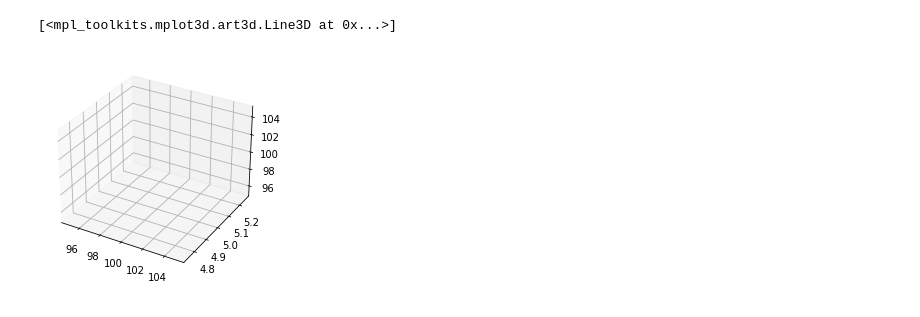
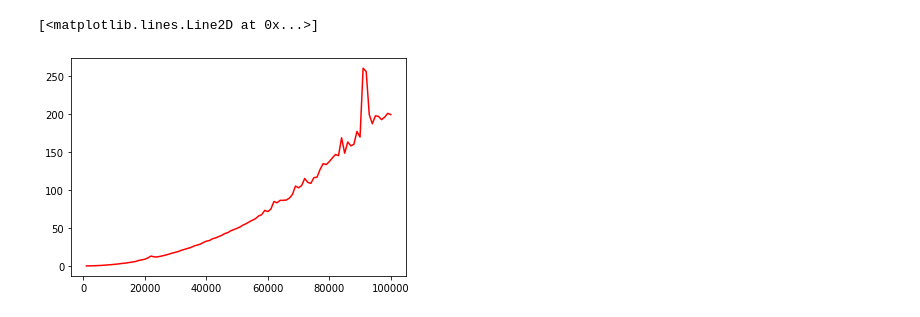
Before and after one commit to Pixelzzz99/ComputerForEach, a Jupyter notebook: PyGraphs/GraphsFromTxt.ipynb, the cells around one changed output. Saved outputs shown, nothing was run; the diff lists cells and outputs as text; code cells hidden in the pictures.

```diff
--- a/PyGraphs/GraphsFromTxt.ipynb
+++ b/PyGraphs/GraphsFromTxt.ipynb
@@ -22,11 +3,0 @@ from mpl_toolkits.mplot3d import Axes3D
-# %%
-x = len(roster1)
-y = len(roster2)
-z = time1;
-fig = ply.figure()
-
-ax = fig.add_subplot(111, projection='3d')
-ax.plot(x, y, z, label='time1')
-# %% [output]
-[<mpl_toolkits.mplot3d.art3d.Line3D at 0x...>]
-[figure, removed]
@@ -32,0 +17,18 @@ ax.plot(x, y, z, label='time1')
+# %%
+x_first_version = list()
+y_first_version = list()
+z_first_version = list()
+
+x_second_version = list()
+y_second_version = list()
+z_second_version = list()
+file1 = 'InformationFirstVersion.txt'
+file2 = 'InformationSecondVersion.txt'
+
+getInfoFromFiles(file1, x_first_version, y_first_version, z_first_version)
+getInfoFromFiles(file2, x_second_version, y_second_version, z_second_version)
+# %%
+plt.plot(x_first_version, z_first_version, "red")
+# %% [output]
+[<matplotlib.lines.Line2D at 0x...>]
+[figure, added]
```
Also changed, not shown: parts of 9 cells of this notebook, 5 other files.
